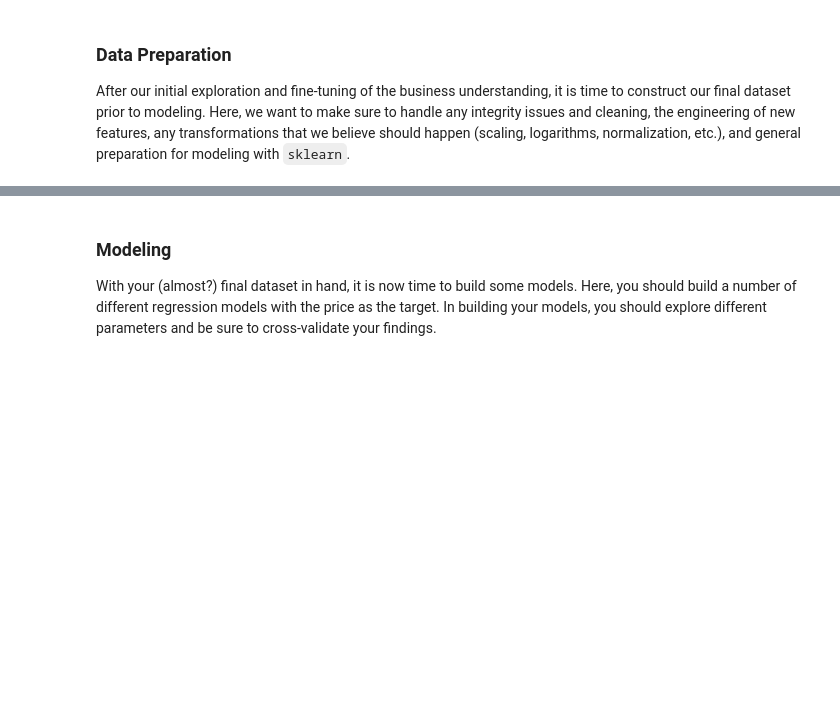
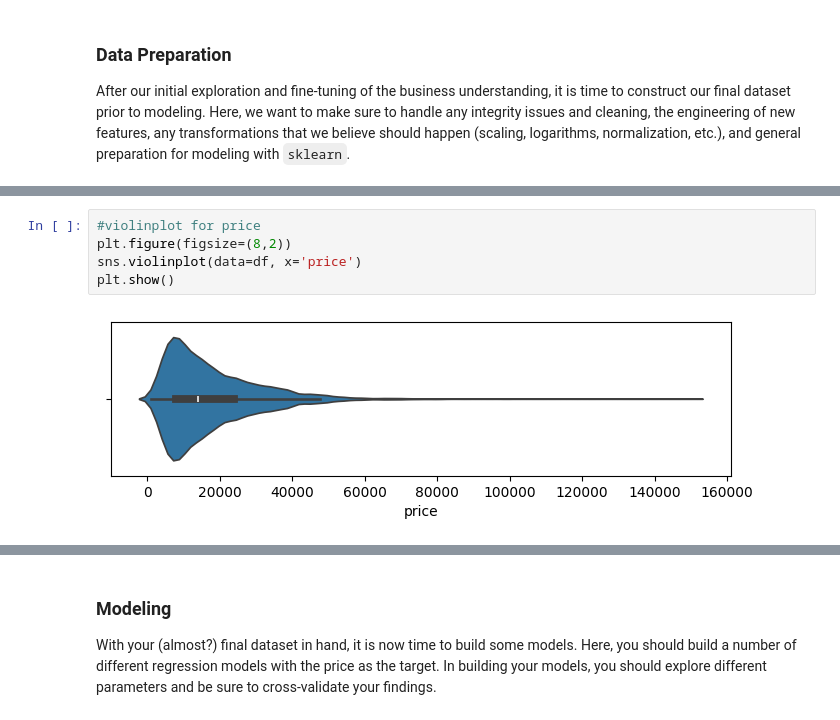
Before and after one commit to Ashish4132/priceofacar, a Jupyter notebook: prompt_II.ipynb, the cells around one changed output, grey strips where cells are left out. Saved outputs shown, nothing was run; the diff lists cells and outputs as text; blank space fills up the shorter version.

```diff
--- a/prompt_II.ipynb
+++ b/prompt_II.ipynb
@@ -102,0 +305,7 @@ After our initial exploration and fine-tuning of the business understanding, it
+# %%
+#violinplot for price
+plt.figure(figsize=(8,2))
+sns.violinplot(data=df, x='price')
+plt.show()
+# %% [output]
+[figure, added]
```
Also changed, not shown: parts of 50 cells of this notebook.
